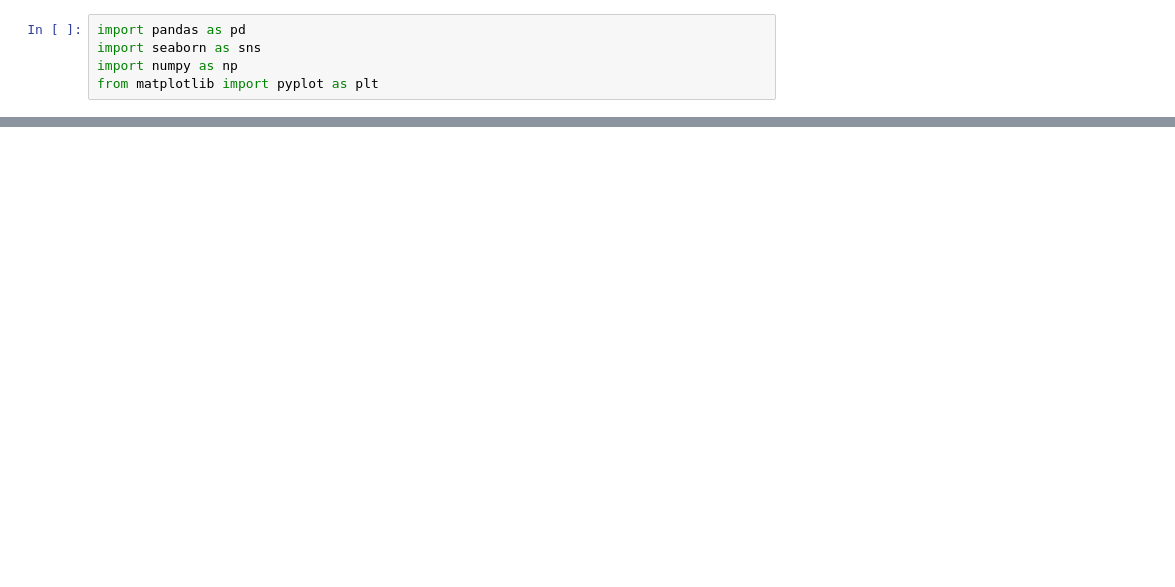
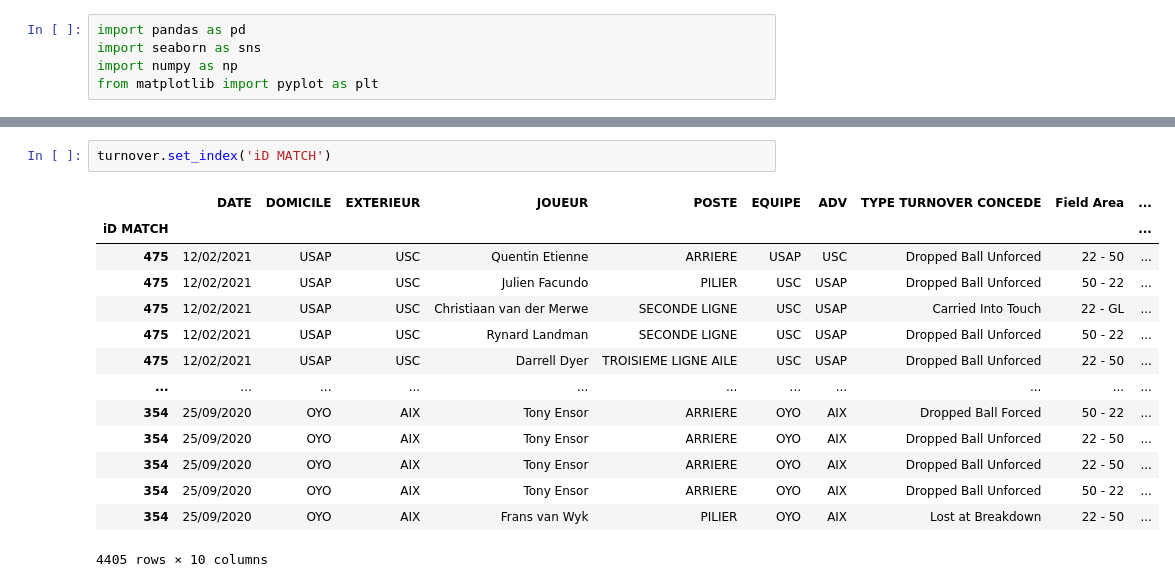
Before and after one commit to UCDPAIanSheridan/UCDPA_IanSheridan, a Jupyter notebook: MyProject.ipynb, the cells around one changed output, grey strips where cells are left out. Saved outputs shown, nothing was run; the diff lists cells and outputs as text; blank space fills up the shorter version.

```diff
--- a/MyProject.ipynb
+++ b/MyProject.ipynb
@@ -27,0 +26,17 @@ turnovers.info
+# %%
+turnover.set_index('iD MATCH')
+# %% [output]
+|  | DATE | DOMICILE | EXTERIEUR | JOUEUR | POSTE | EQUIPE | ADV | TYPE TURNOVER CONCEDE | Field Area | ... |
+| iD MATCH |  |  |  |  |  |  |  |  |  | ... |
+| 475 | 12/02/2021 | USAP | USC | Quentin Etienne | ARRIERE | USAP | USC | Dropped Ball Unforced | 22 - 50 | ... |
+| 475 | 12/02/2021 | USAP | USC | Julien Facundo | PILIER | USC | USAP | Dropped Ball Unforced | 50 - 22 | ... |
+| 475 | 12/02/2021 | USAP | USC | Christiaan van der Merwe | SECONDE LIGNE | USC | USAP | Carried Into Touch | 22 - GL | ... |
+| 475 | 12/02/2021 | USAP | USC | Rynard Landman | SECONDE LIGNE | USC | USAP | Dropped Ball Unforced | 50 - 22 | ... |
+| 475 | 12/02/2021 | USAP | USC | Darrell Dyer | TROISIEME LIGNE AILE | USC | USAP | Dropped Ball Unforced | 22 - 50 | ... |
+| ... | ... | ... | ... | ... | ... | ... | ... | ... | ... | ... |
+| 354 | 25/09/2020 | OYO | AIX | Tony Ensor | ARRIERE | OYO | AIX | Dropped Ball Forced | 50 - 22 | ... |
+| 354 | 25/09/2020 | OYO | AIX | Tony Ensor | ARRIERE | OYO | AIX | Dropped Ball Unforced | 22 - 50 | ... |
+| 354 | 25/09/2020 | OYO | AIX | Tony Ensor | ARRIERE | OYO | AIX | Dropped Ball Unforced | 22 - 50 | ... |
+| 354 | 25/09/2020 | OYO | AIX | Tony Ensor | ARRIERE | OYO | AIX | Dropped Ball Unforced | 50 - 22 | ... |
+| 354 | 25/09/2020 | OYO | AIX | Frans van Wyk | PILIER | OYO | AIX | Lost at Breakdown | 22 - 50 | ... |
+4405 rows × 10 columns
```
Also changed, not shown: parts of 20 cells of this notebook.
